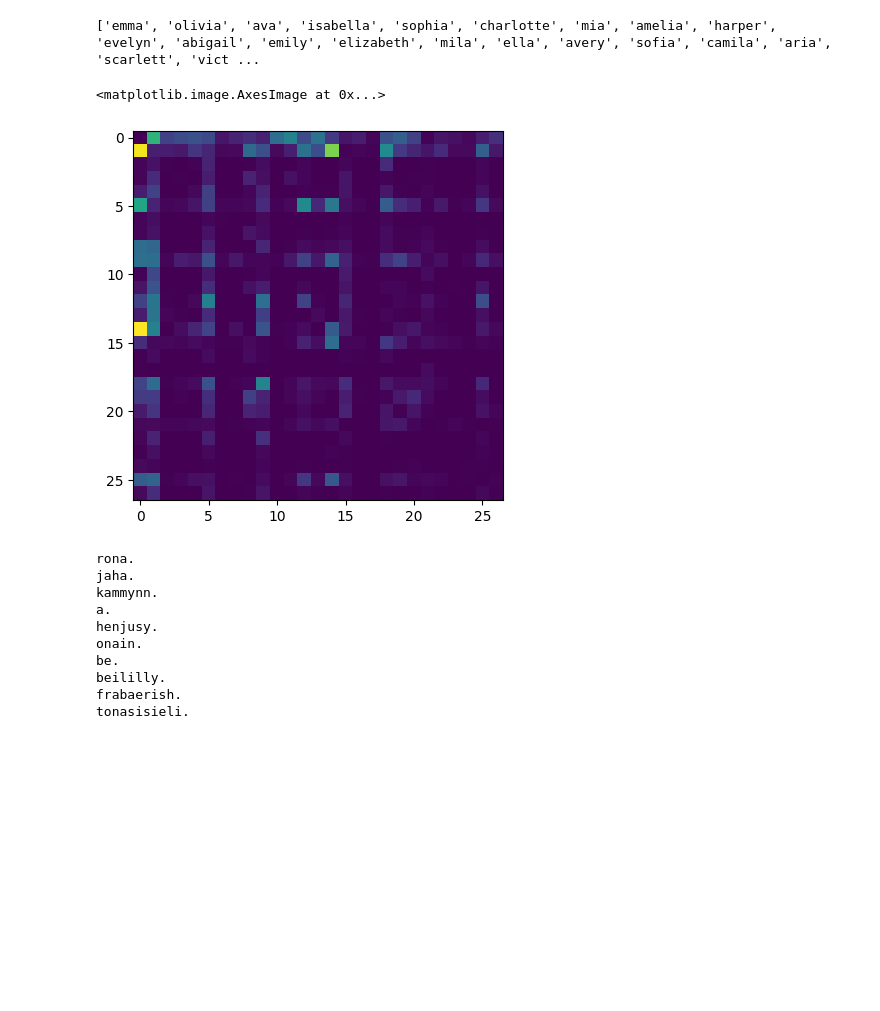
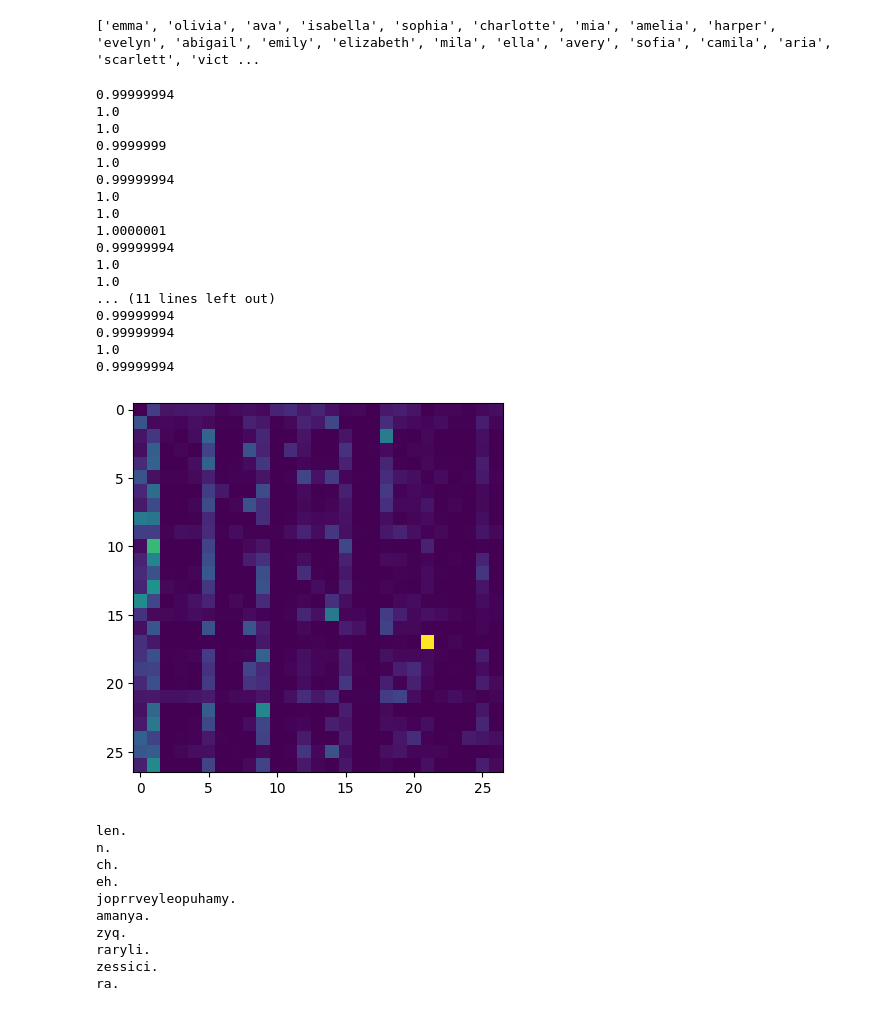
Before and after one commit to jeffzh4ng/piconn, a Jupyter notebook: bigram-tiny.ipynb, the cells around one changed output. Drawn from its saved outputs; the diff is of its cells as text; code cells hidden in the pictures; blank space fills up the shorter version.

Commit message:
normalize bigram counts to probs with data matrix

```diff
--- a/bigram-tiny.ipynb
+++ b/bigram-tiny.ipynb
@@ -6,24 +6,45 @@ print(words)
 # %%
 from tinygrad import Tensor, dtypes
 import matplotlib.pyplot as plt
 %matplotlib inline
 
 # tokenize dataset
 encode = { c:i+1 for i,c in enumerate(sorted(list(set(''.join(words))))) }
 encode['.'] = 0
 decode = { i:c for c,i in encode.items() }
 
-# train
-D = Tensor.zeros(27, 27, dtype=dtypes.int32).contiguous() # TODO: slow
+# C: counts
+# P: probs
+C = Tensor.zeros(27, 27, dtype=dtypes.int32).contiguous() # TODO: slow
 for w in words:
     w = ['.'] + list(w) + ['.']
     for x, y in zip(w, w[1:]):
-        D[encode[x], encode[y]] = D[encode[x], encode[y]] + 1
+        C[encode[x], encode[y]] = C[encode[x], encode[y]] + 1
+P = C.float() / C.float().sum(axis=1, keepdim=True)
 
-plt.imshow(D.numpy())
+plt.imshow(C.numpy())
+plt.imshow(P.numpy())
+for i in range(27):
+    print(P[i].numpy().sum())
 # %% [output]
-<matplotlib.image.AxesImage at 0x...>
+0.99999994
+1.0
+1.0
+0.9999999
+1.0
+0.99999994
+1.0
+1.0
+1.0000001
+0.99999994
+1.0
+1.0
+... (11 lines left out)
+0.99999994
+0.99999994
+1.0
+0.99999994
-[figure, old version]
+[figure, new version]
 # %%
 # inference
 import numpy as np
@@ -32,21 +53,20 @@ for _ in range(10):
     out = []
     i = 0
     while True:
-        p = D[i].float()
-        p = p / p.sum()
+        p = P[i]
         i = np.random.choice(range(27), p=p.numpy()).item()
         out.append(decode[i])
         if i == 0: break
 
     print(''.join(out))
 # %% [output]
-rona.
-jaha.
-kammynn.
-a.
-henjusy.
-onain.
-be.
-beililly.
-frabaerish.
-tonasisieli.
+len.
+n.
+ch.
+eh.
+joprrveyleopuhamy.
+amanya.
+zyq.
+raryli.
+zessici.
+ra.
```
